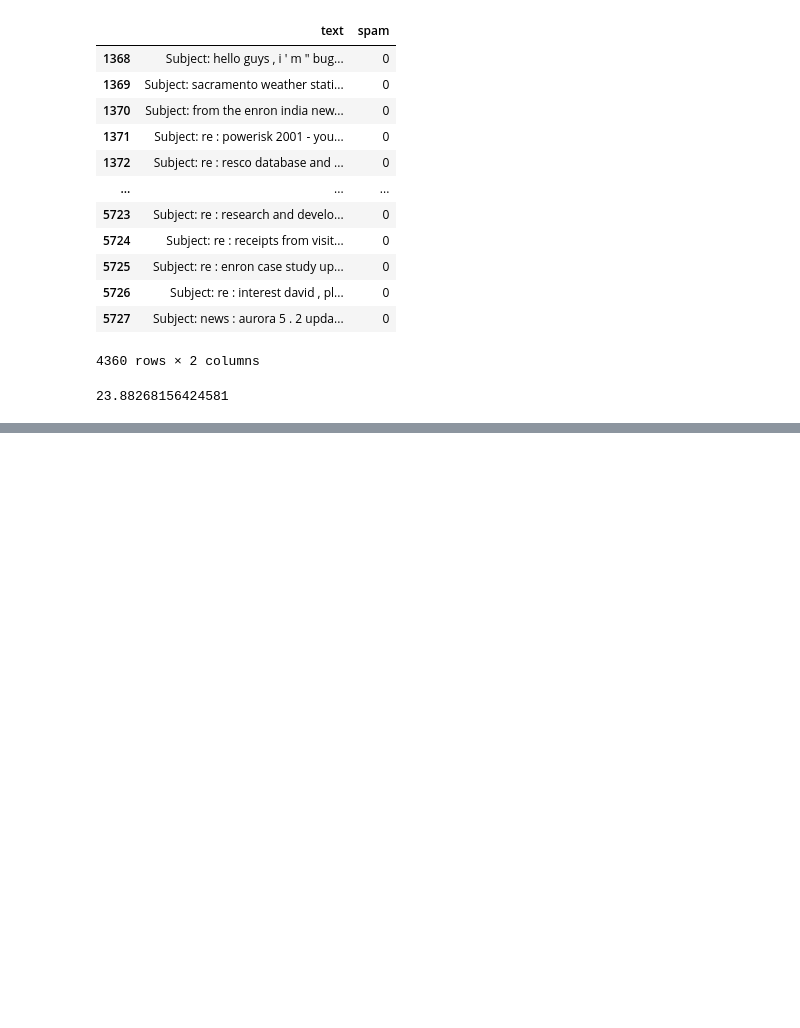
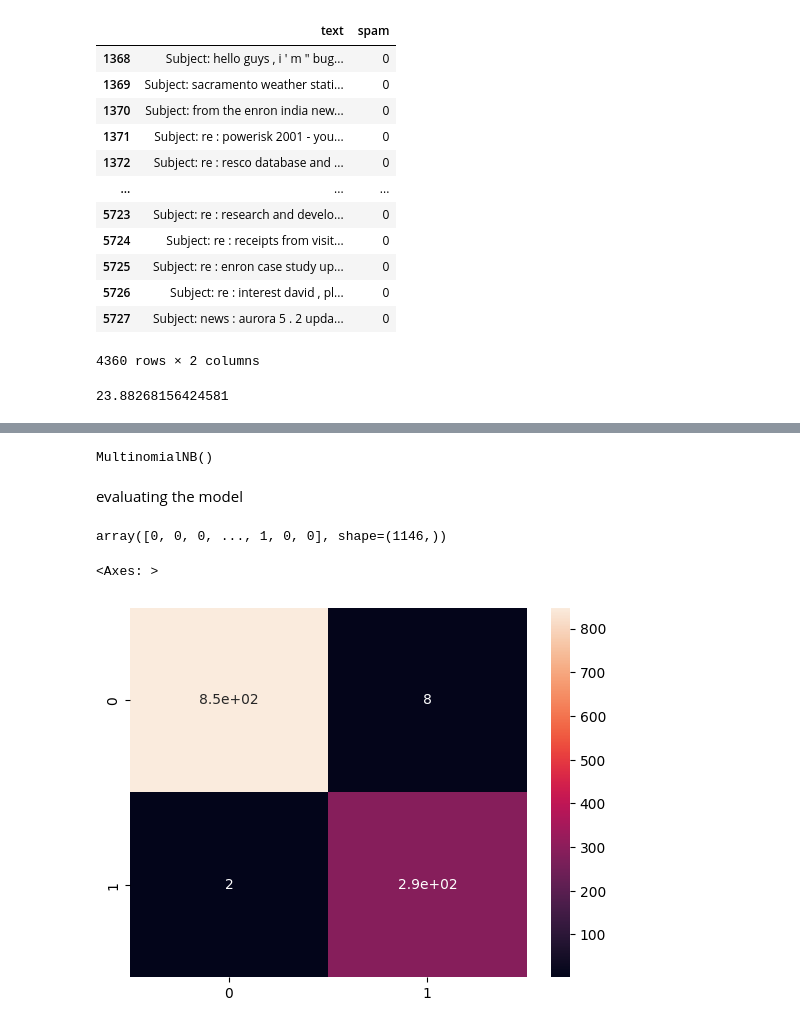
Before and after one commit to kumar-kiran-24/spam-vs-ham-classifier, a Jupyter notebook: notebook/classifier.ipynb, the cells around one changed output, grey strips where cells are left out. Saved outputs shown, nothing was run; the diff lists cells and outputs as text; code cells hidden in the pictures; blank space fills up the shorter version.

Commit message:
fit,predict and evaluate the model

```diff
--- a/notebook/classifier.ipynb
+++ b/notebook/classifier.ipynb
@@ -81,0 +114,4 @@ NameError: name 'sns' is not defined
+# %%
+from sklearn.model_selection import train_test_split
+x_train,x_test,y_train,y_test=train_test_split(X,Y,random_state=42,test_size=0.2)
+x_train.shape
@@ -81,0 +126,8 @@ NameError: name 'sns' is not defined
+# %%
+from sklearn.naive_bayes import MultinomialNB
+classiier=MultinomialNB()
+classiier.fit(x_train,y_train)
+# %% [output]
+MultinomialNB()
+# %% [markdown]
+evaluating the model
@@ -81,0 +136,12 @@ NameError: name 'sns' is not defined
+# %%
+model_predict=classiier.predict(x_test)
+model_predict
+# %% [output]
+array([0, 0, 0, ..., 1, 0, 0], shape=(1146,))
+# %%
+cm=confusion_matrix(y_test,model_predict)
+# %%
+sns.heatmap(cm,annot=True)
+# %% [output]
+<Axes: >
+[figure, added]
```
Also changed, not shown: parts of 14 cells of this notebook.
